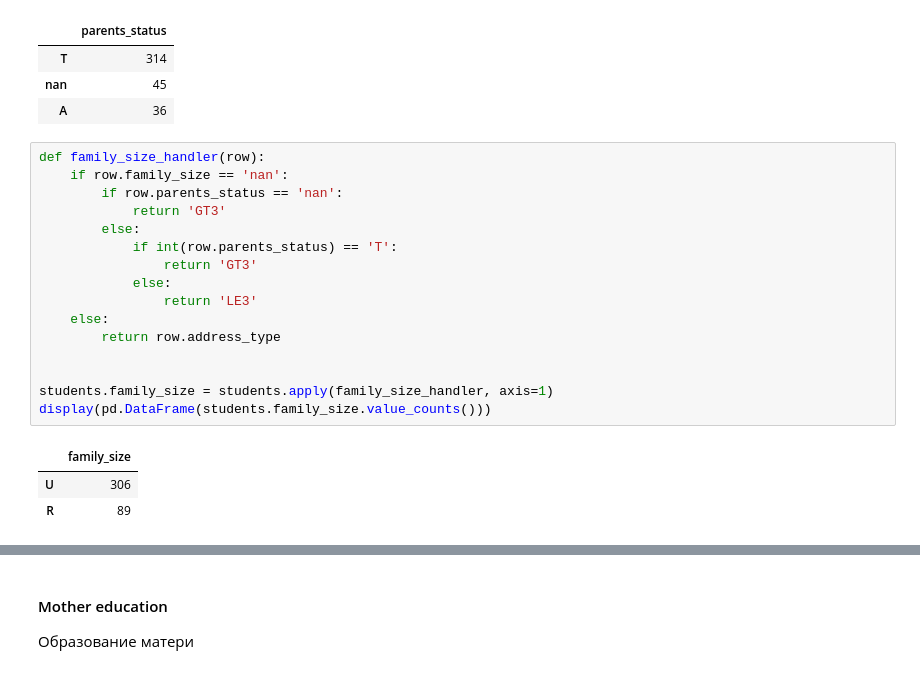
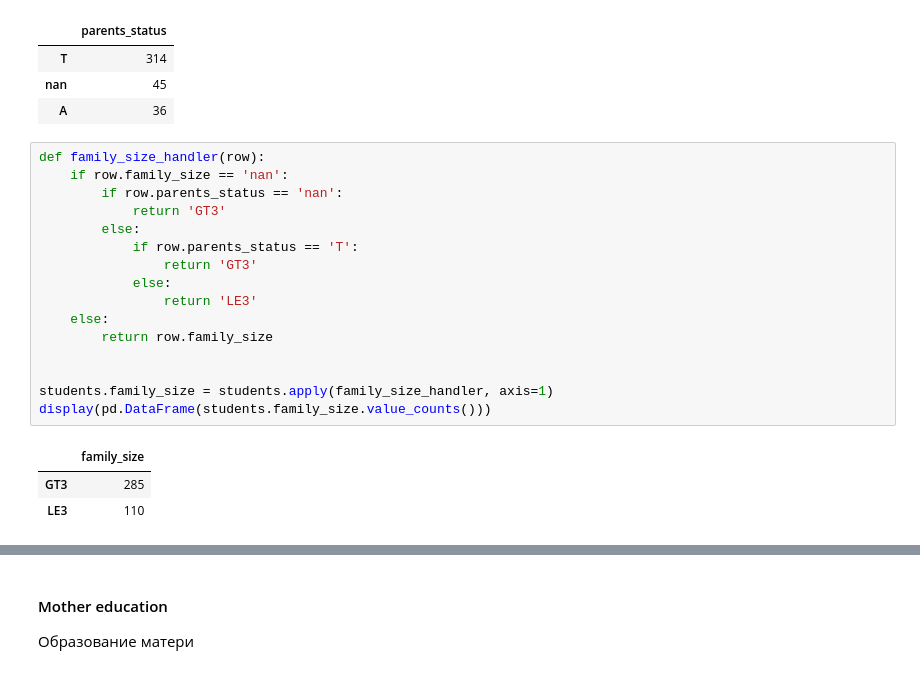
Before and after one commit to gdvnedu/SF, a Jupyter notebook: dst/module_2/project_2/stud_math/stud_math.ipynb, the cells around one changed output, grey strips where cells are left out. Saved outputs shown, nothing was run; the diff lists cells and outputs as text.

```diff
--- a/dst/module_2/project_2/stud_math/stud_math.ipynb
+++ b/dst/module_2/project_2/stud_math/stud_math.ipynb
@@ -251,20 +251,20 @@ display(pd.DataFrame(students.parents_status.value_counts()))
 # %%
 def family_size_handler(row):
     if row.family_size == 'nan':
         if row.parents_status == 'nan':
             return 'GT3'
         else:
-            if int(row.parents_status) == 'T':
+            if row.parents_status == 'T':
                 return 'GT3'
             else:
                 return 'LE3'
     else:
-        return row.address_type
+        return row.family_size
 
 
 students.family_size = students.apply(family_size_handler, axis=1)
 display(pd.DataFrame(students.family_size.value_counts()))
 # %% [output]
 |  | family_size |
-| U | 306 |
-| R | 89 |
+| GT3 | 285 |
+| LE3 | 110 |
```
Also changed, not shown: parts of 24 cells of this notebook.
